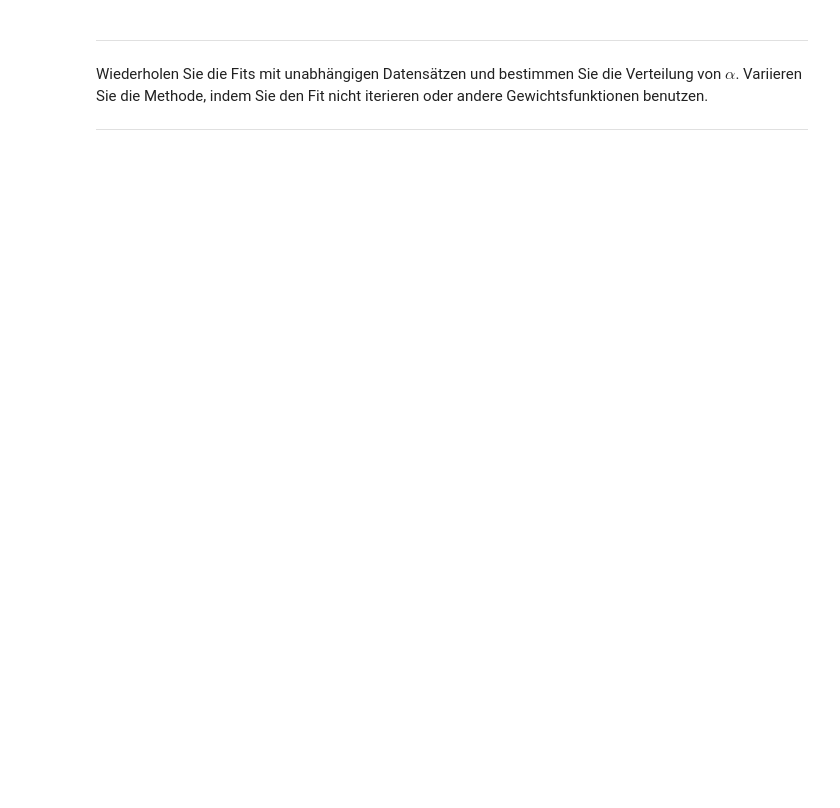
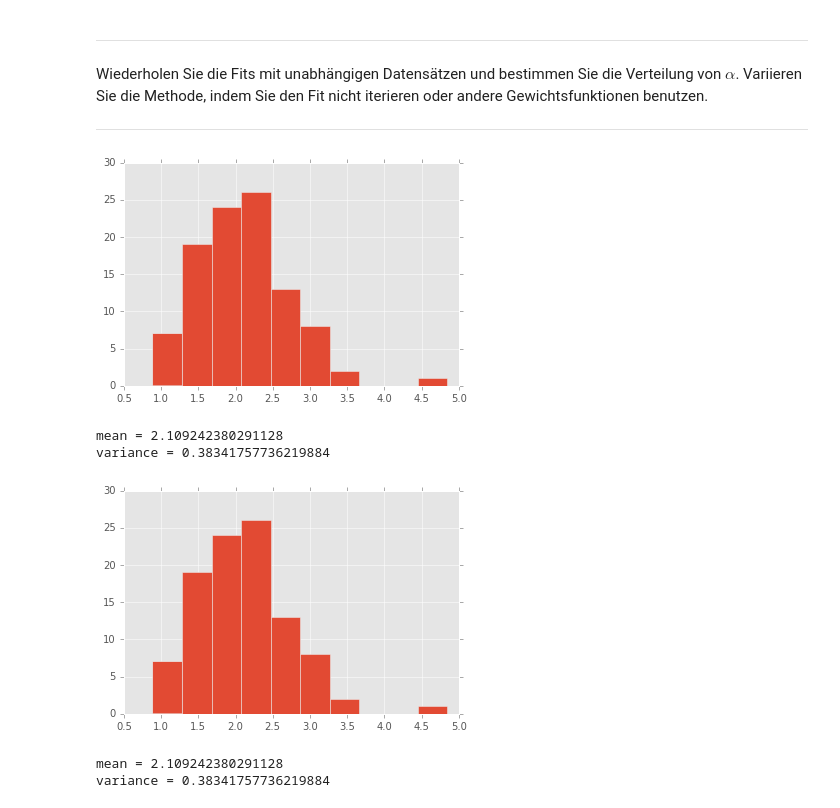
Before and after one commit to kdungs/teaching-SMD2-2016, a Jupyter notebook: solutions/2.ipynb, the cells around one changed output. Cells and saved outputs as stored; diff of their text form; code cells hidden in the pictures; blank space fills up the shorter version.

```diff
--- a/solutions/2.ipynb
+++ b/solutions/2.ipynb
@@ -188,3 +203,41 @@ res
 Wiederholen Sie die Fits mit unabhängigen Datensätzen und bestimmen Sie die Verteilung von $\alpha$. Variieren Sie die Methode, indem Sie den Fit nicht iterieren oder andere Gewichtsfunktionen benutzen.
 
 ---
+# %%
+def fit_alpha(N, xs, iterations=5):
+    ns, bins = np.histogram(xs, range=(0, 1), bins=10)
+    c2 = partial(chi2, N, bins, ns, 1)
+
+    alpha = scipy.optimize.minimize(c2, [1]).x[0]
+
+    for _ in range(iterations):
+        ws = 1 / expected_ns(N, bins, alpha)
+        c2 = partial(chi2, N, bins, ns, ws)
+        alpha = scipy.optimize.minimize(c2, [alpha]).x[0]
+
+    return alpha
+
+
+def generate_sample(mean_N=400):
+    N = np.random.poisson(mean_N)
+    xs = transform_x(np.random.uniform(size=N))
+    return N, xs
+
+alphas = np.array([fit_alpha(*generate_sample()) for _ in range(100)])
+plt.hist(alphas)
+plt.show()
+print('mean = {}'.format(np.mean(alphas)))
+print('variance = {}'.format(np.var(alphas)))
+
+alphas = alphas[np.logical_and(-5 < alphas, alphas < 5)]
+plt.hist(alphas)
+plt.show()
+print('mean = {}'.format(np.mean(alphas)))
+print('variance = {}'.format(np.var(alphas)))
+# %% [output]
+[figure, added]
+mean = 2.109242380291128
+variance = 0.38341757736219884
+[figure, added]
+mean = 2.109242380291128
+variance = 0.38341757736219884
```
Also changed, not shown: parts of 4 cells of this notebook.
